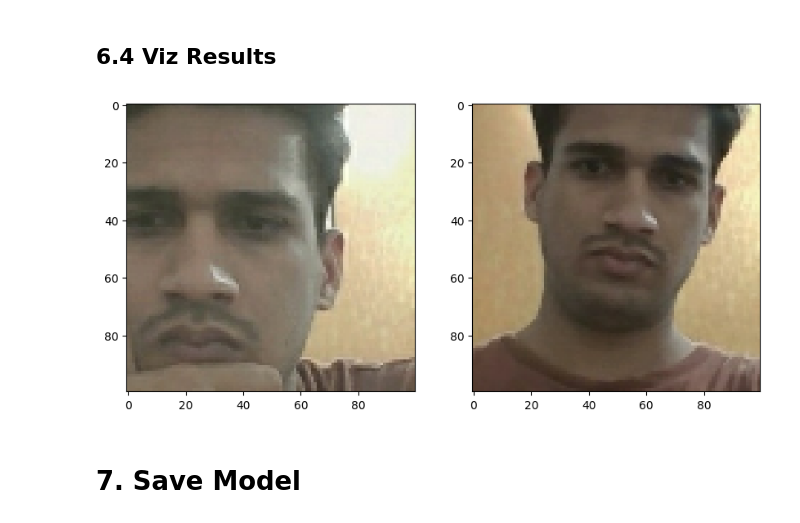
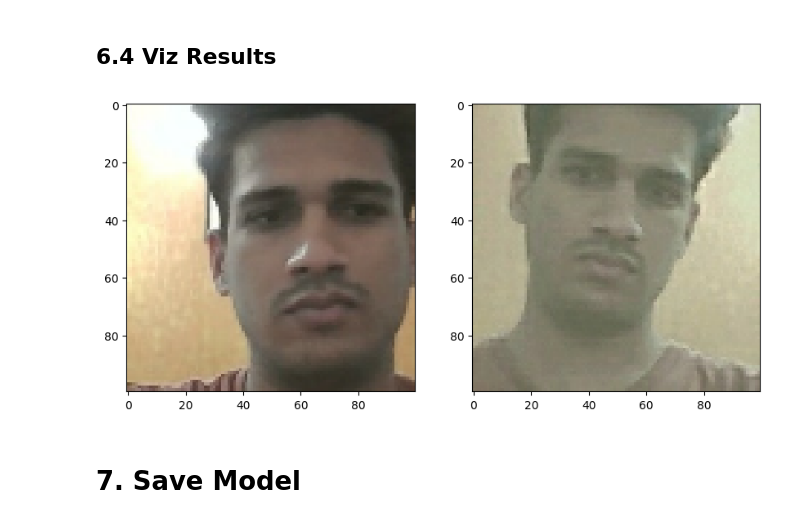
Before and after one commit to Raanjeetsgolu/CNN-Face-Recognation.ipynb, a Jupyter notebook: FaceRecognation.ipynb, the cells around one changed output. Saved outputs shown, nothing was run; the diff lists cells and outputs as text; code cells hidden in the pictures.

```diff
--- a/FaceRecognation.ipynb
+++ b/FaceRecognation.ipynb
@@ -475,5 +399,2 @@ NameError: name 'anchor_embedding' is not defined
 # %% [markdown]
 ## 4.3 Make Siamese Model
-# %%
-input_image = Input(name='input_img', shape=(100,100,3))
-validation_image = Input(name='validation_img', shape=(100,100,3))
@@ -487,7 +400,0 @@ val_embedding
-# %%
-siamese_layer = L1Dist()
-siamese_layer._name = 'distance'
-# %%
-distances = siamese_layer(inp_embedding, val_embedding)
-# %%
-classifier = Dense(1, activation='sigmoid')(distances)
@@ -769,19 +639,19 @@ print(r.result().numpy(), p.result().numpy())
 # %%
 # Set plot size
 plt.figure(figsize=(10,8))
 
 # Set first subplot
 plt.subplot(1,2,1)
-plt.imshow(test_input[3])
+plt.imshow(test_input[1])
 
 # Set second subplot
 plt.subplot(1,2,2)
-plt.imshow(test_val[3])
+plt.imshow(test_val[1])
 
 # Renders cleanly
 plt.show()
 # %% [output]
-[figure, old version]
+[figure, new version]
 # %% [markdown]
 # 7. Save Model
 # %%
```
Also changed, not shown: parts of 93 cells of this notebook.
